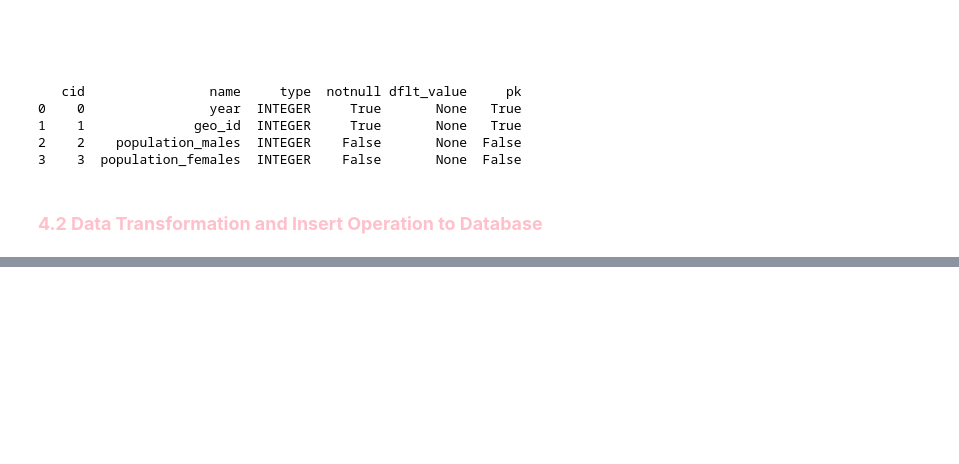
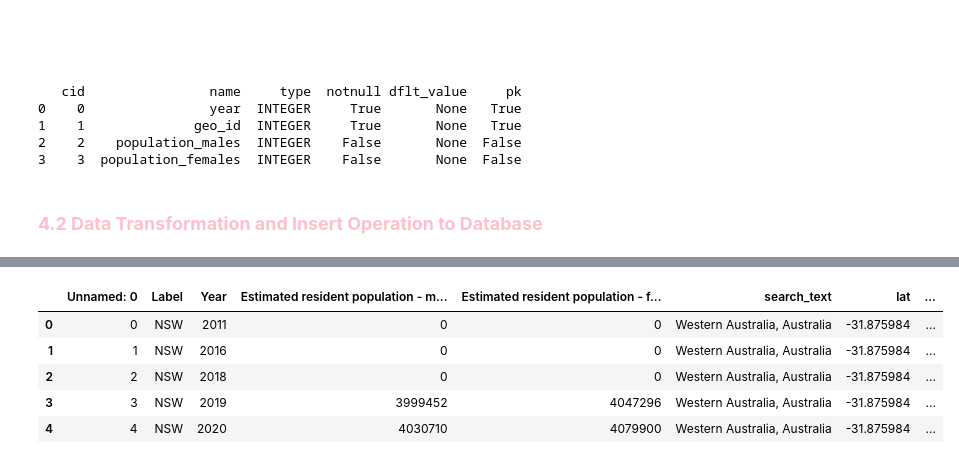
Before and after one commit to renggafirmandika/data_engineering, a Jupyter notebook: Assignment_1.ipynb, the cells around one changed output, grey strips where cells are left out. Cells and saved outputs as stored; diff of their text form; code cells hidden in the pictures; blank space fills up the shorter version.

```diff
--- a/Assignment_1.ipynb
+++ b/Assignment_1.ipynb
@@ -2286,0 +2392,9 @@ con.close()
+# %%
+df_population.head()
+# %% [output]
+|  | Unnamed: 0 | Label | Year | Estimated resident population - m... | Estimated resident population - f... | search_text | lat | ... |
+| 0 | 0 | NSW | 2011 | 0 | 0 | Western Australia, Australia | -31.875984 | ... |
+| 1 | 1 | NSW | 2016 | 0 | 0 | Western Australia, Australia | -31.875984 | ... |
+| 2 | 2 | NSW | 2018 | 0 | 0 | Western Australia, Australia | -31.875984 | ... |
+| 3 | 3 | NSW | 2019 | 3999452 | 4047296 | Western Australia, Australia | -31.875984 | ... |
+| 4 | 4 | NSW | 2020 | 4030710 | 4079900 | Western Australia, Australia | -31.875984 | ... |
```
Also changed, not shown: parts of 50 cells of this notebook, 1 other file.
